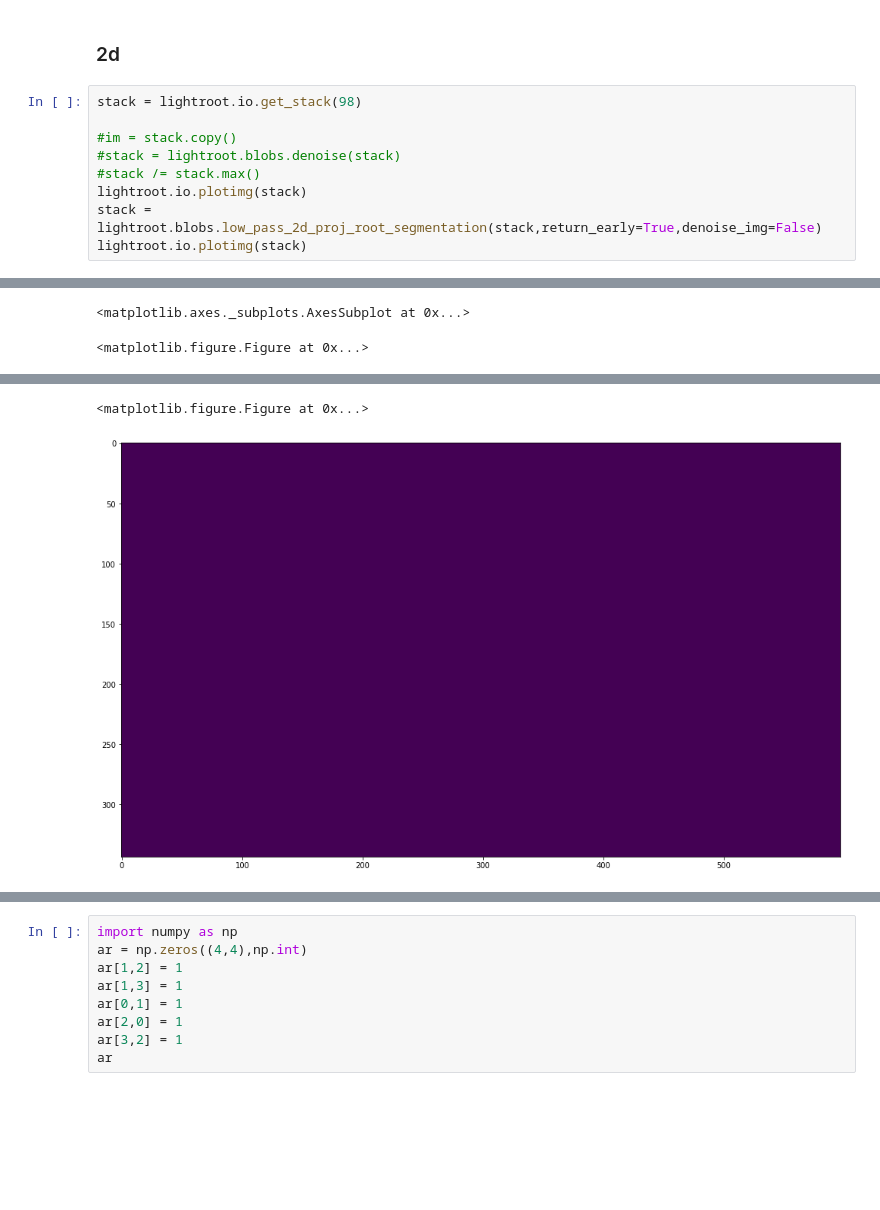
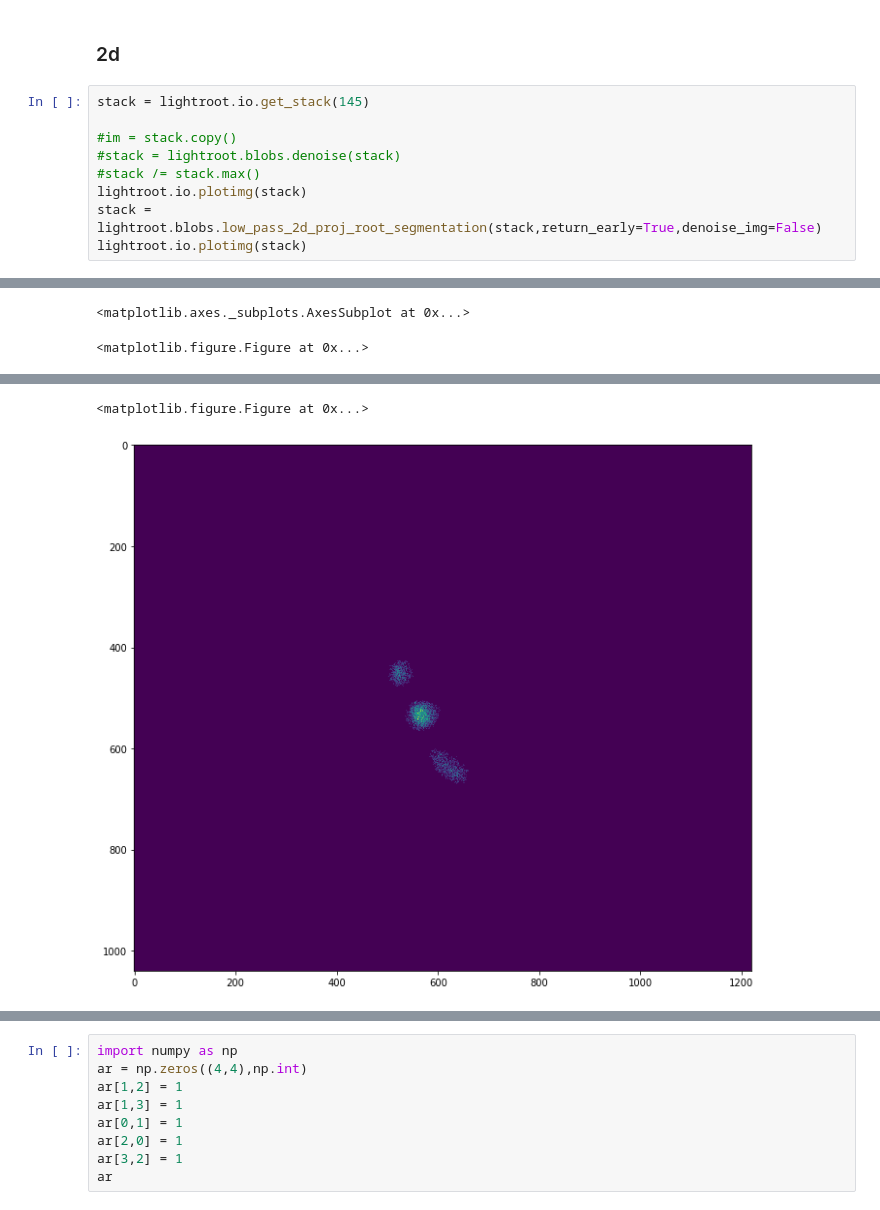
Before and after one commit to GiovanniSena/LSFM-CYCB_analysis, a Jupyter notebook: sample.ipynb, the cells around one changed output, grey strips where cells are left out. Cells and saved outputs as stored; diff of their text form; blank space fills up the shorter version.

```diff
--- a/sample.ipynb
+++ b/sample.ipynb
@@ -44,7 +44,7 @@ lightroot.SETTINGS["maxint_files"] = pth+"Run0192_tp{}_MIP.tif"
 # %% [markdown]
 ### 2d
 # %%
-stack = lightroot.io.get_stack(98)
+stack = lightroot.io.get_stack(145)
 
 #im = stack.copy()
 #stack = lightroot.blobs.denoise(stack)
@@ -70,2 +71,2 @@ lightroot.io.plotimg(stack)
 <matplotlib.figure.Figure at 0x...>
-[figure, old version]
+[figure, new version]
```
Also changed, not shown: parts of 8 cells of this notebook, 1 other file.
